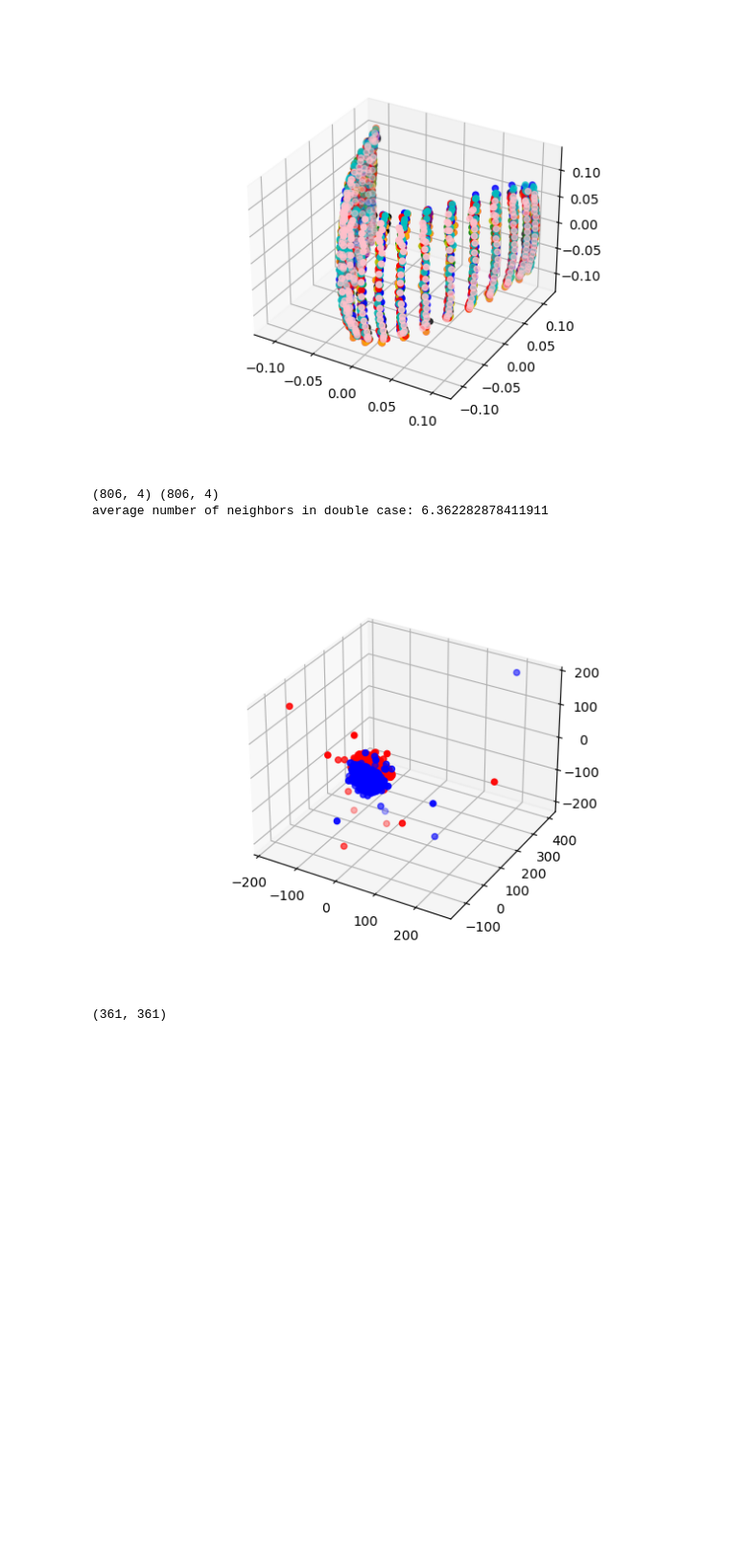
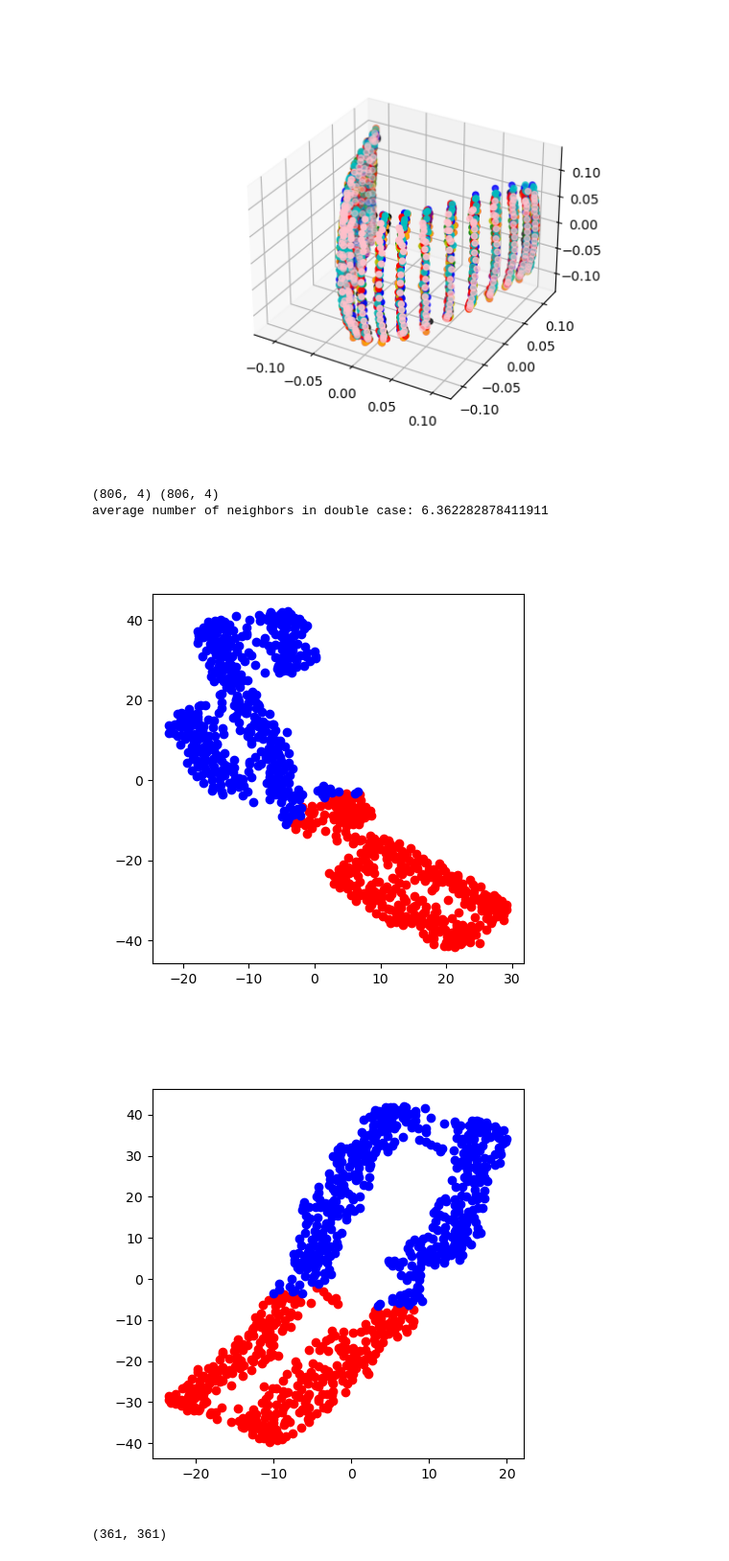
Before and after one commit to alexanderchristie/RM_imaging, a Jupyter notebook: Multi_media_imaging.ipynb, the cells around one changed output. Shown at 96% size. Saved outputs shown, nothing was run; the diff lists cells and outputs as text; code cells hidden in the pictures; blank space fills up the shorter version.

```diff
--- a/Multi_media_imaging.ipynb
+++ b/Multi_media_imaging.ipynb
@@ -2313,7 +2313,7 @@ col_list=medium
 n_neighbors=4
 Radius=.7
 EUC=True
-dim=3
+dim=2
 
 neigh = NearestNeighbors(n_neighbors=n_neighbors, radius=Radius, metric='precomputed')
 col_list_og=col_list.copy()
@@ -2344,7 +2344,7 @@ avg_neighbors=sum([len(A[i][A[i]>0]) for i in range(len(col_list))])/len(col_lis
 print(f'average number of neighbors in double case: {avg_neighbors}')
 A=shortest_path(A)
 
-for P in [3]:
+for P in [30]:
     tsne = manifold.TSNE(
             n_components=dim,
             init="random",
@@ -2364,34 +2364,35 @@ for P in [3]:
         )
     X_transformed = tsne.fit_transform(A)
 
     X_transformed_2 = tsne_2.fit_transform(np.abs(1.0-(np.abs(np.inner(col_list,col_list.conj())))))
     if dim ==2:
         fig, ax = plt.subplots(figsize=(5,5))
 
         plt.scatter(X_transformed[:361,0], X_transformed[:361,1], c='r')
         plt.scatter(X_transformed[361:,0], X_transformed[361:,1], c='b')
 
         fig, ax = plt.subplots(figsize=(5,5))
         plt.scatter(X_transformed_2[:361,0], X_transformed_2[:361,1], c='r')
         plt.scatter(X_transformed_2[361:,0], X_transformed_2[361:,1], c='b')
     else:
         plt.close()
         fig = plt.figure()
 
         ax = fig.add_subplot(projection='3d')
         ax.scatter(X_transformed[:361,0], X_transformed[:361,1], X_transformed[:361,2], c='r')
         ax.scatter(X_transformed[361:,0], X_transformed[361:,1], X_transformed[361:,2], c='b')
         #fig, ax = plt.subplots(figsize=(5,5))
 
         #ax = fig.add_subplot(projection='3d')
         #ax.scatter(X_transformed_2[:361,0], X_transformed_2[:361,1], X_transformed_2[:361,2], c='r')
         #ax.scatter(X_transformed_2[361:,0], X_transformed_2[361:,1], X_transformed_2[361:,2], c='b')
 
 plt.show()
 # %% [output]
 (806, 4) (806, 4)
 average number of neighbors in double case: 6.362282878411911
-[figure, old version]
+[figure, new version]
+[figure, added]
 # %%
 
 data_path=os.path.join(cwd,'Data/FoldyLox_all_seeds/FoldyLox_seed0')
```
Also changed, not shown: 1 other file.
